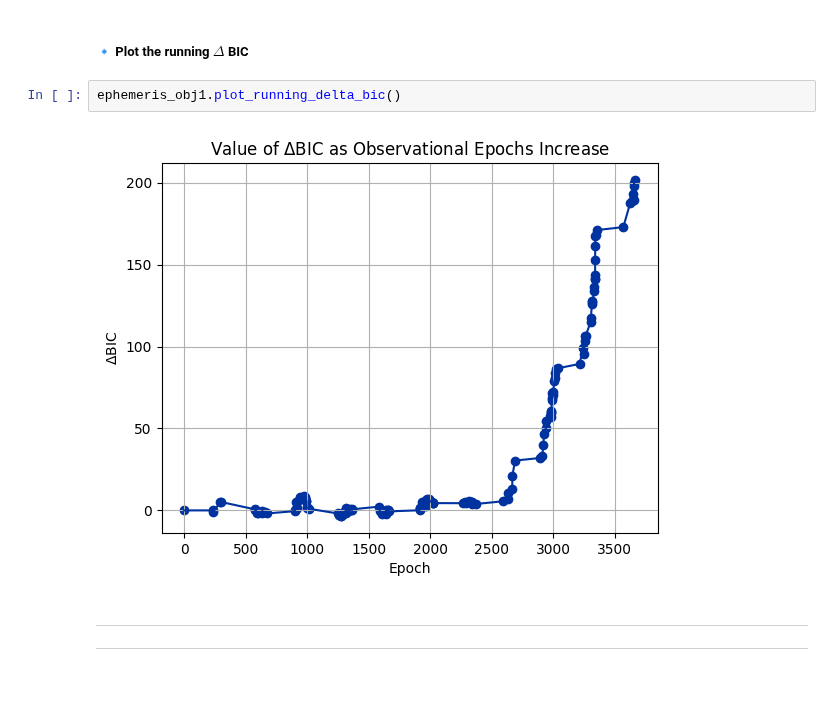
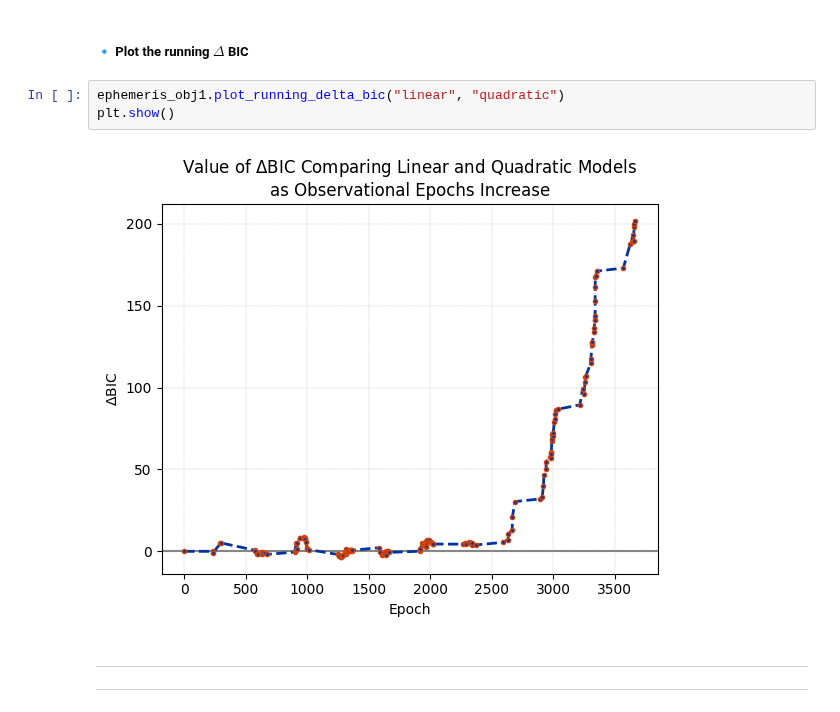
Before and after one commit to BoiseStatePlanetary/susie, a Jupyter notebook: examples.ipynb, the cells around one changed output. Saved outputs shown, nothing was run; the diff lists cells and outputs as text; blank space fills up the shorter version.

```diff
--- a/examples.ipynb
+++ b/examples.ipynb
@@ -203,9 +241,10 @@ ephemeris_obj1.plot_oc_plot()
 # %% [markdown]
 ##### 🔹 Plot the running $\Delta$ BIC
 # %%
-ephemeris_obj1.plot_running_delta_bic()
+ephemeris_obj1.plot_running_delta_bic("linear", "quadratic")
+plt.show()
 # %% [output]
-[figure, old version]
+[figure, new version]
 # %% [markdown]
 <hr style="color: #D64309;">
 <hr style="color: #D64309;">
```
Also changed, not shown: parts of 16 cells of this notebook, 2 other files.
